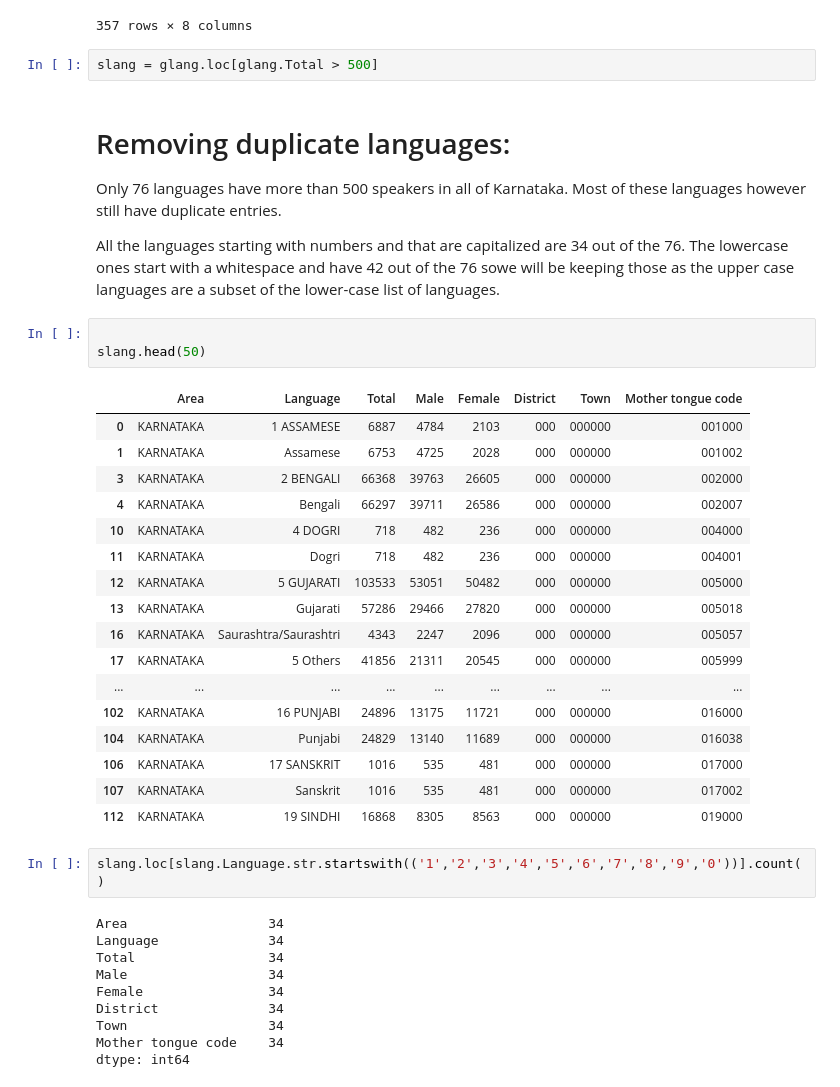
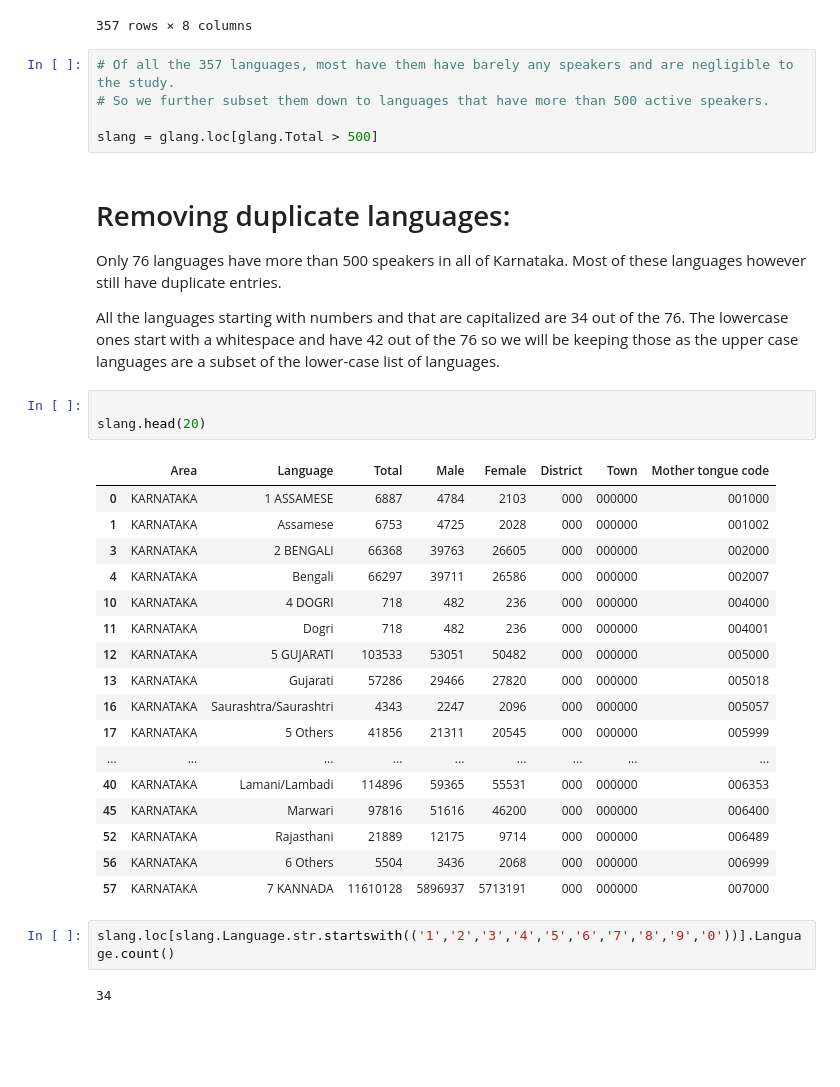
Before and after one commit to tam0w/language-eda, a Jupyter notebook: karnataka.ipynb, the cells around one changed output. Saved outputs shown, nothing was run; the diff lists cells and outputs as text; blank space fills up the shorter version.

```diff
--- a/karnataka.ipynb
+++ b/karnataka.ipynb
@@ -162,45 +167,40 @@ glang
 | 355 | KARNATAKA | Zou | 19 | 14 | 5 | 000 | 000000 | 123001 |
 | 356 | KARNATAKA | 124 OTHERS | 229955 | 115462 | 114493 | 000 | 000000 | 124000 |
 357 rows × 8 columns
-# %%
-slang = glang.loc[glang.Total > 500]
+# %%
+# Of all the 357 languages, most have them have barely any speakers and are negligible to the study.
+# So we further subset them down to languages that have more than 500 active speakers.
+
+slang = glang.loc[glang.Total > 500]
 # %% [markdown]
 # Removing duplicate languages:
 
 Only 76 languages have more than 500 speakers in all of Karnataka. Most of these languages however still have duplicate entries.
 
-All the languages starting with numbers and that are capitalized are 34 out of the 76. The lowercase ones start with a whitespace and have 42 out of the 76 sowe will be keeping those as the upper case languages are a subset of the lower-case list of languages.
+All the languages starting with numbers and that are capitalized are 34 out of the 76. The lowercase ones start with a whitespace and have 42 out of the 76 so we will be keeping those as the upper case languages are a subset of the lower-case list of languages.
 # %%
 
-slang.head(50)
+slang.head(20)
 # %% [output]
 |  | Area | Language | Total | Male | Female | District | Town | Mother tongue code |
 | 0 | KARNATAKA | 1 ASSAMESE | 6887 | 4784 | 2103 | 000 | 000000 | 001000 |
 | 1 | KARNATAKA | Assamese | 6753 | 4725 | 2028 | 000 | 000000 | 001002 |
 | 3 | KARNATAKA | 2 BENGALI | 66368 | 39763 | 26605 | 000 | 000000 | 002000 |
 | 4 | KARNATAKA | Bengali | 66297 | 39711 | 26586 | 000 | 000000 | 002007 |
 | 10 | KARNATAKA | 4 DOGRI | 718 | 482 | 236 | 000 | 000000 | 004000 |
 | 11 | KARNATAKA | Dogri | 718 | 482 | 236 | 000 | 000000 | 004001 |
 | 12 | KARNATAKA | 5 GUJARATI | 103533 | 53051 | 50482 | 000 | 000000 | 005000 |
 | 13 | KARNATAKA | Gujarati | 57286 | 29466 | 27820 | 000 | 000000 | 005018 |
 | 16 | KARNATAKA | Saurashtra/Saurashtri | 4343 | 2247 | 2096 | 000 | 000000 | 005057 |
 | 17 | KARNATAKA | 5 Others | 41856 | 21311 | 20545 | 000 | 000000 | 005999 |
 | ... | ... | ... | ... | ... | ... | ... | ... | ... |
-| 102 | KARNATAKA | 16 PUNJABI | 24896 | 13175 | 11721 | 000 | 000000 | 016000 |
-| 104 | KARNATAKA | Punjabi | 24829 | 13140 | 11689 | 000 | 000000 | 016038 |
-| 106 | KARNATAKA | 17 SANSKRIT | 1016 | 535 | 481 | 000 | 000000 | 017000 |
-| 107 | KARNATAKA | Sanskrit | 1016 | 535 | 481 | 000 | 000000 | 017002 |
-| 112 | KARNATAKA | 19 SINDHI | 16868 | 8305 | 8563 | 000 | 000000 | 019000 |
+| 40 | KARNATAKA | Lamani/Lambadi | 114896 | 59365 | 55531 | 000 | 000000 | 006353 |
+| 45 | KARNATAKA | Marwari | 97816 | 51616 | 46200 | 000 | 000000 | 006400 |
+| 52 | KARNATAKA | Rajasthani | 21889 | 12175 | 9714 | 000 | 000000 | 006489 |
+| 56 | KARNATAKA | 6 Others | 5504 | 3436 | 2068 | 000 | 000000 | 006999 |
+| 57 | KARNATAKA | 7 KANNADA | 11610128 | 5896937 | 5713191 | 000 | 000000 | 007000 |
 # %%
-slang.loc[slang.Language.str.startswith(('1','2','3','4','5','6','7','8','9','0'))].count()
+slang.loc[slang.Language.str.startswith(('1','2','3','4','5','6','7','8','9','0'))].Language.count()
 # %% [output]
-Area                  34
-Language              34
-Total                 34
-Male                  34
-Female                34
-District              34
-Town                  34
-Mother tongue code    34
-dtype: int64
+34
 # %%
```
Also changed, not shown: parts of 12 cells of this notebook.
